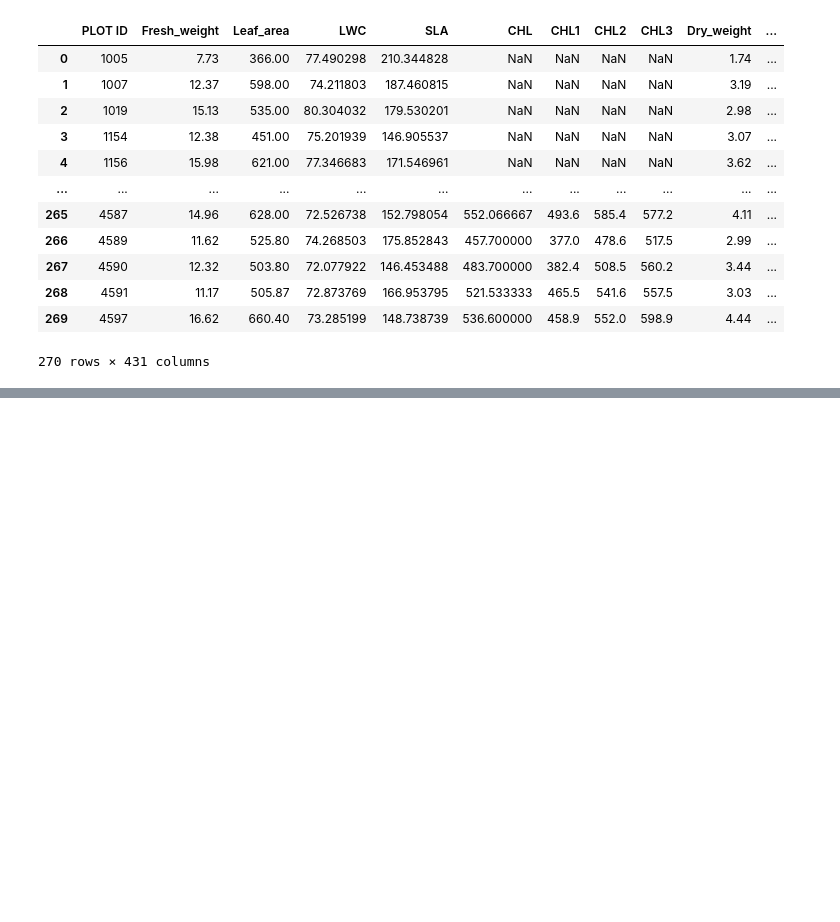
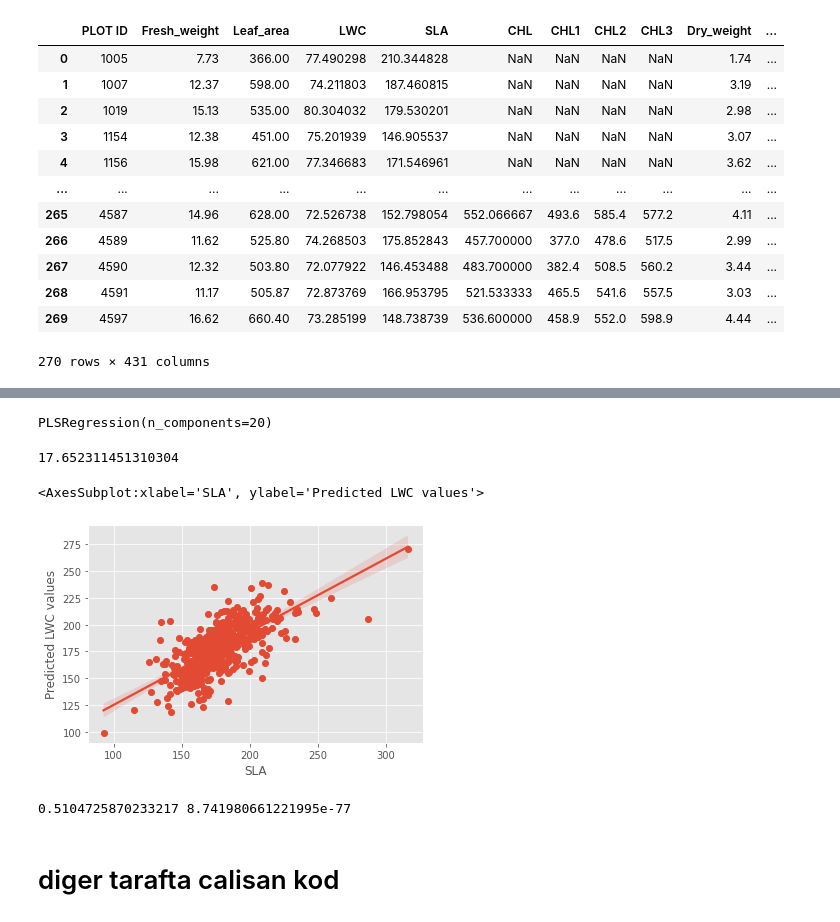
Before and after one commit to distip/GEM_v2, a Jupyter notebook: PLSR_VII.ipynb, the cells around one changed output, grey strips where cells are left out. Drawn from its saved outputs; the diff is of its cells as text; code cells hidden in the pictures; blank space fills up the shorter version.

```diff
--- a/PLSR_VII.ipynb
+++ b/PLSR_VII.ipynb
@@ -109,0 +144,4 @@ data_all.reset_index(inplace=True, drop=True)
+# %%
+## Downsampling every 5 nm
+column_filter = np.arange(0,2050,5)  ## creating an index for column filtering
+X= df.iloc[:, column_filter] # selecting the filtered columns
@@ -109,0 +164,34 @@ data_all.reset_index(inplace=True, drop=True)
+# %%
+# split the dataset into training (60%) and testing (40%) sets
+X_train,X_test,y_train,y_test = train_test_split(X, y ,test_size=0.4)
+# %%
+### calculate RMSE
+pls = PLSRegression(n_components=20)
+pls.fit(X_train, y_train)
+# %% [output]
+PLSRegression(n_components=20)
+# %%
+np.sqrt(mean_squared_error(y_test, pls.predict(X_test)))
+# %% [output]
+17.652311451310304
+# %%
+y_pred = pls.predict(X_test)
+# %%
+plt.scatter(y_test, y_pred)
+plt.ylabel('Predicted LWC values')
+plt.xlabel('Ground truth LWC measurements')
+sns.regplot(x = y_test , y = y_pred)
+# %% [output]
+<AxesSubplot:xlabel='SLA', ylabel='Predicted LWC values'>
+[figure, added]
+# %%
+from scipy.stats import pearsonr, spearmanr
+y_pred2 = [x[0] for x in y_pred]
+
+r, p = spearmanr(y_test, y_pred2)
+r2 = r**2
+print(r2, p)
+# %% [output]
+0.5104725870233217 8.741980661221995e-77
+# %% [markdown]
+# diger tarafta calisan kod #
```
Also changed, not shown: parts of 52 cells of this notebook, 2 other files.
